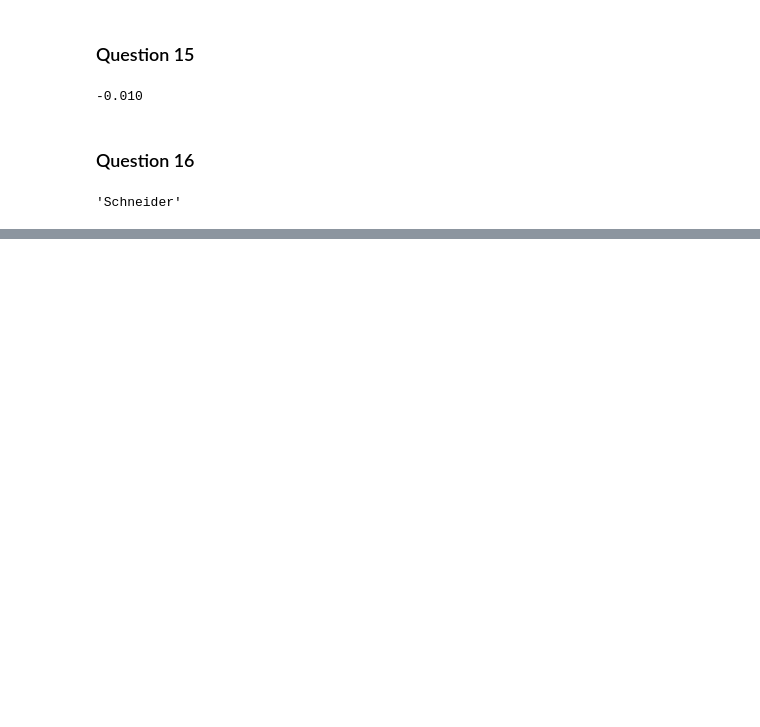
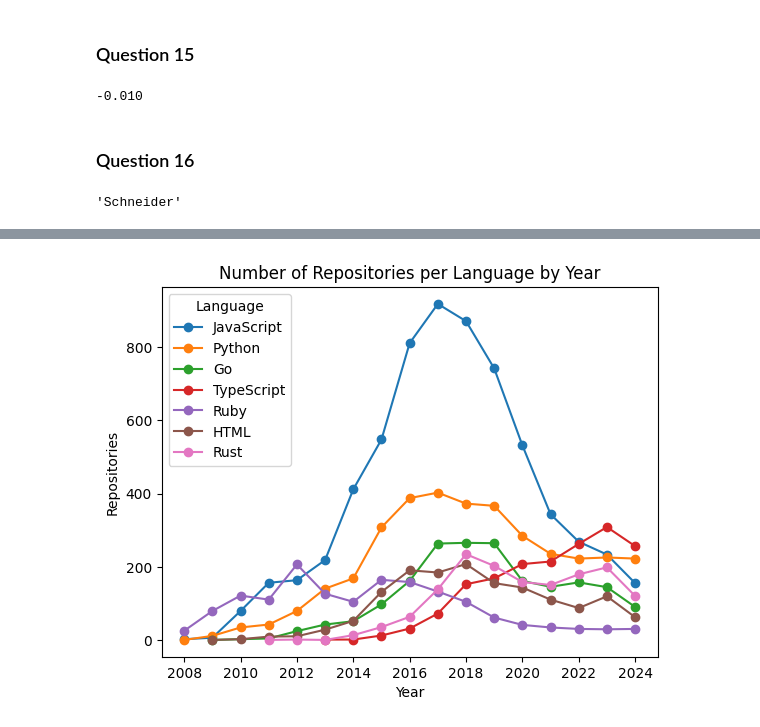
Before and after one commit to 23f1000647/tds-project-1, a Jupyter notebook: TDS_Project_1.ipynb, the cells around one changed output, grey strips where cells are left out. Cells and saved outputs as stored; diff of their text form; code cells hidden in the pictures; blank space fills up the shorter version.

```diff
--- a/TDS_Project_1.ipynb
+++ b/TDS_Project_1.ipynb
@@ -253,0 +267,4 @@ df_users['name'].str.strip().str.split().str[-1].value_counts().index[0]
+# %%
+new_df = pd.DataFrame({'year':df_repositories['created_at'].dt.year,'language':df_repositories['language']})
+new_df = new_df[new_df['language'].notna()]
+new_df
@@ -253,0 +285,3 @@ df_users['name'].str.strip().str.split().str[-1].value_counts().index[0]
+# %%
+language_counts = new_df.groupby(['language', 'year']).size().reset_index(name='count')
+language_counts
@@ -253,0 +302,5 @@ df_users['name'].str.strip().str.split().str[-1].value_counts().index[0]
+# %%
+toplanguages = new_df.groupby(['language']).size().reset_index(name='count').sort_values(by='count',ascending=False)
+toplanguages['cumulative_percentage'] = toplanguages['count'].cumsum() / toplanguages['count'].sum() * 100
+top_80_languages = toplanguages[toplanguages['cumulative_percentage'] <= 80]
+top_80_languages
@@ -253,0 +321,15 @@ df_users['name'].str.strip().str.split().str[-1].value_counts().index[0]
+# %%
+import matplotlib.pyplot as plt
+for i in range(7):
+ language = toplanguages['language'].iloc[i]
+ x = language_counts[language_counts['language'] == language]['year']
+ y = language_counts[language_counts['language'] == language]['count']
+ plt.plot(x, y, marker='o', label=language)
+ plt.legend(title="Language")
+
+plt.title("Number of Repositories per Language by Year")
+plt.xlabel("Year")
+plt.ylabel("Repositories")
+plt.show()
+# %% [output]
+[figure, added]
```
Also changed, not shown: parts of 27 cells of this notebook.
